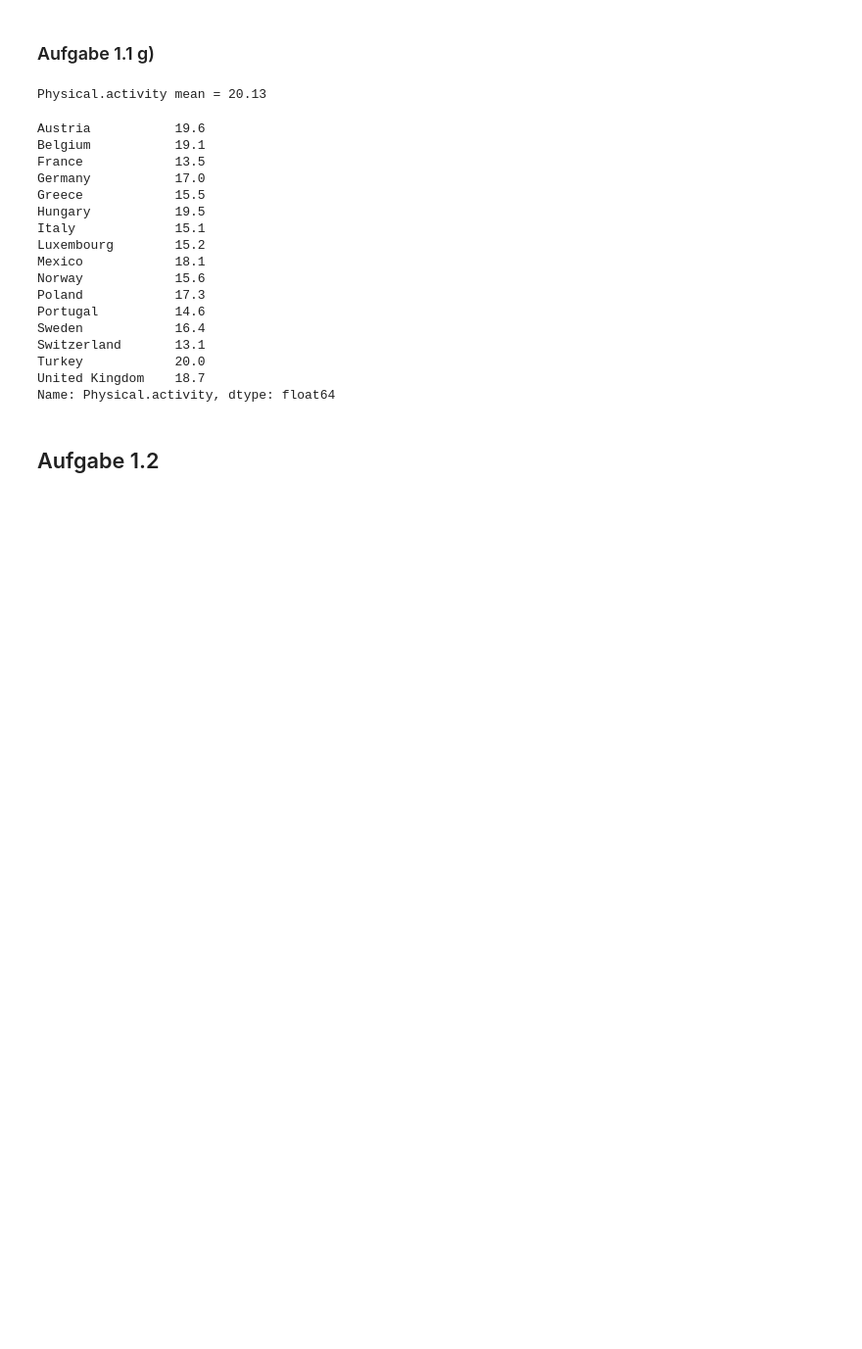
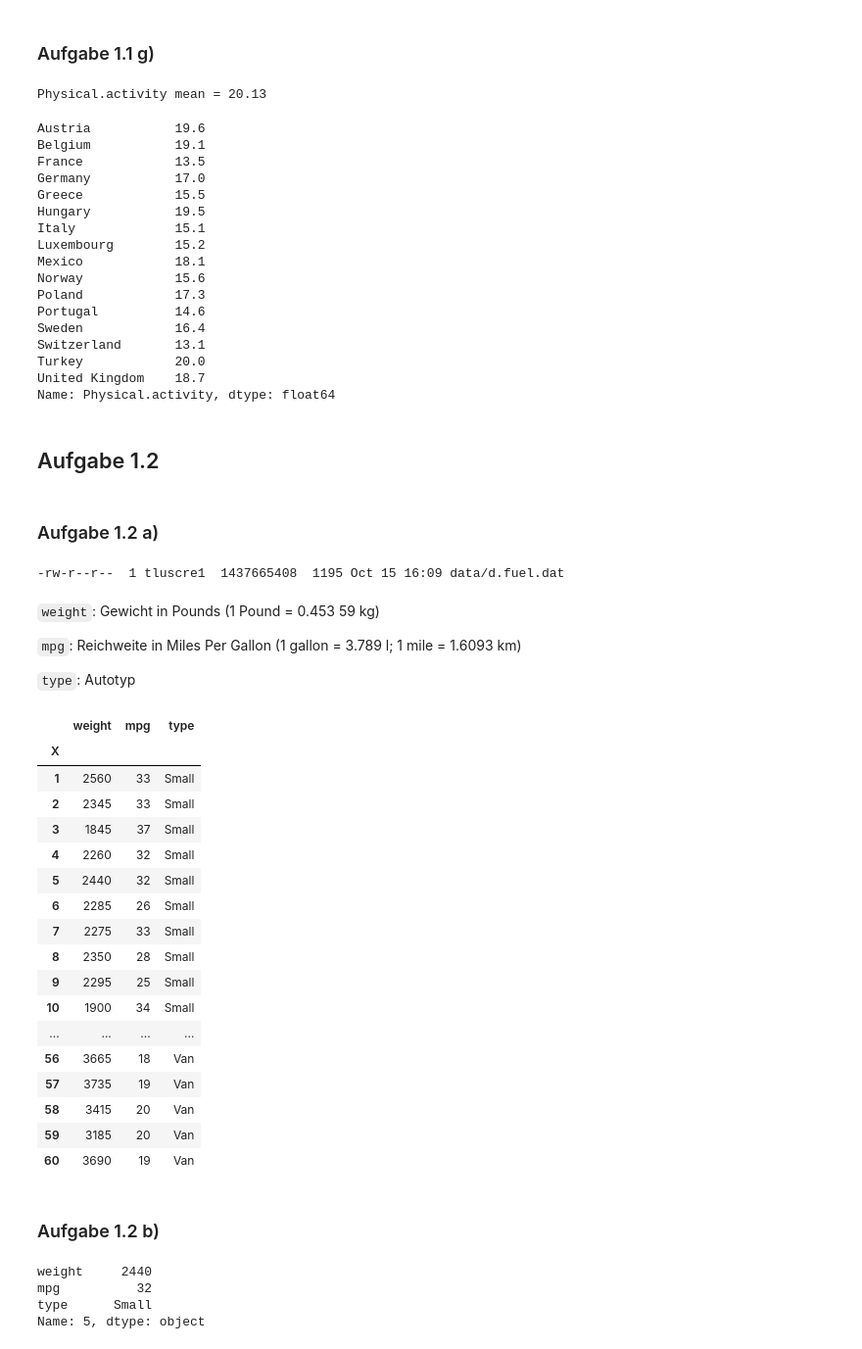
Before and after one commit to tschibu/hslu-stat-exercises, a Jupyter notebook: SW01_Exercise_Remo.ipynb, the cells around one changed output. Shown: that part at 98% size. Saved outputs shown, nothing was run; the diff lists cells and outputs as text; code cells hidden in the pictures; blank space fills up the shorter version.

```diff
--- a/SW01_Exercise_Remo.ipynb
+++ b/SW01_Exercise_Remo.ipynb
@@ -123,3 +123,49 @@ United Kingdom    18.7
 Name: Physical.activity, dtype: float64
 # %% [markdown]
 ## Aufgabe 1.2
+# %% [markdown]
+### Aufgabe 1.2 a)
+# %%
+import pandas as pd
+from pandas import Series, DataFrame
+file = "data/d.fuel.dat"
+! ls -l "data/d.fuel.dat"
+fuel = pd.read_table(file, sep=",", index_col=0)
+# %% [output]
+-rw-r--r--  1 tluscre1  1437665408  1195 Oct 15 16:09 data/d.fuel.dat
+# %% [markdown]
+`weight`: Gewicht in Pounds (1 Pound = 0.453 59 kg)
+
+`mpg`: Reichweite in Miles Per Gallon (1 gallon = 3.789 l; 1 mile = 1.6093 km)
+
+`type`: Autotyp
+# %%
+fuel
+# %% [output]
+|  | weight | mpg | type |
+| X |  |  |  |
+| 1 | 2560 | 33 | Small |
+| 2 | 2345 | 33 | Small |
+| 3 | 1845 | 37 | Small |
+| 4 | 2260 | 32 | Small |
+| 5 | 2440 | 32 | Small |
+| 6 | 2285 | 26 | Small |
+| 7 | 2275 | 33 | Small |
+| 8 | 2350 | 28 | Small |
+| 9 | 2295 | 25 | Small |
+| 10 | 1900 | 34 | Small |
+| ... | ... | ... | ... |
+| 56 | 3665 | 18 | Van |
+| 57 | 3735 | 19 | Van |
+| 58 | 3415 | 20 | Van |
+| 59 | 3185 | 20 | Van |
+| 60 | 3690 | 19 | Van |
+# %% [markdown]
+### Aufgabe 1.2 b)
+# %%
+fuel.loc[5,:]
+# %% [output]
+weight     2440
+mpg          32
+type      Small
+Name: 5, dtype: object
```
Also changed, not shown: parts of 27 cells of this notebook.
